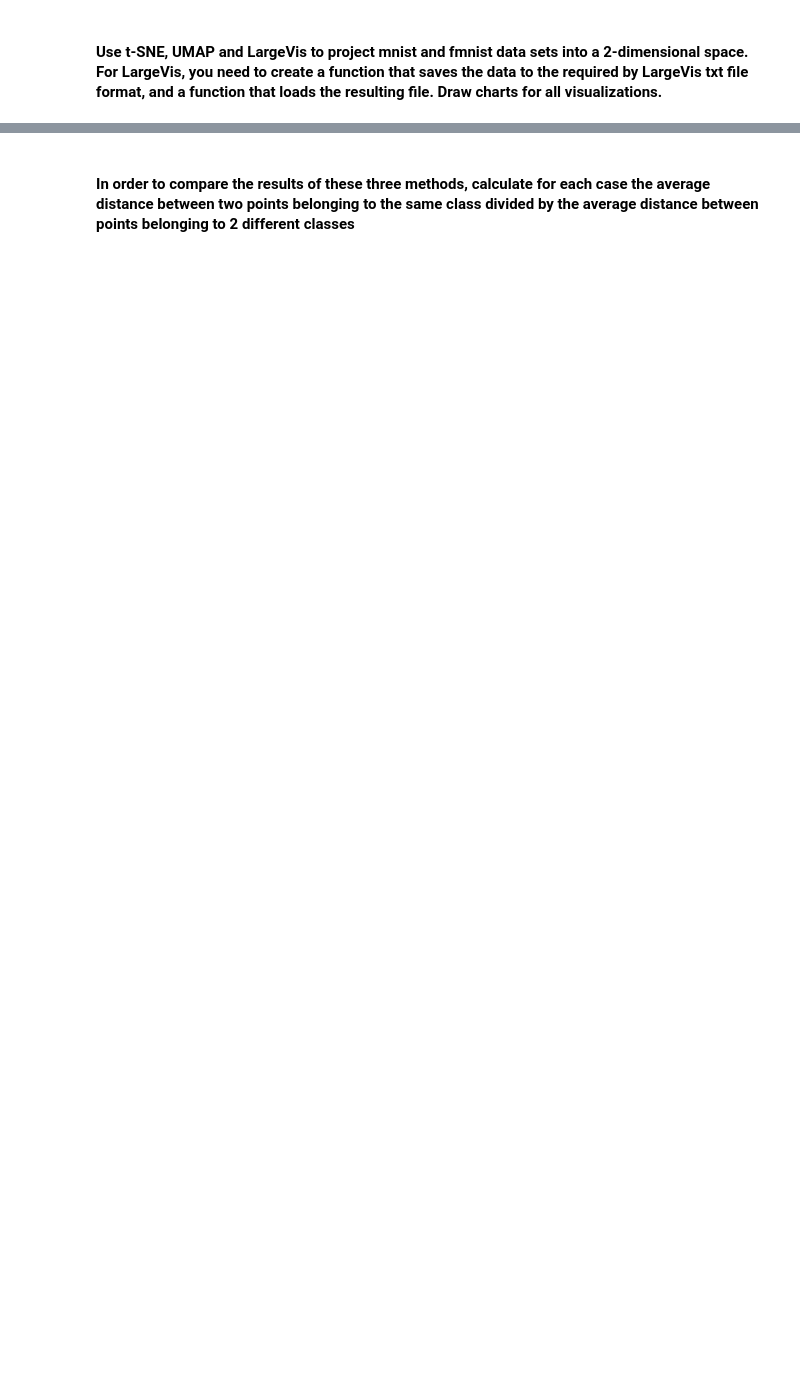
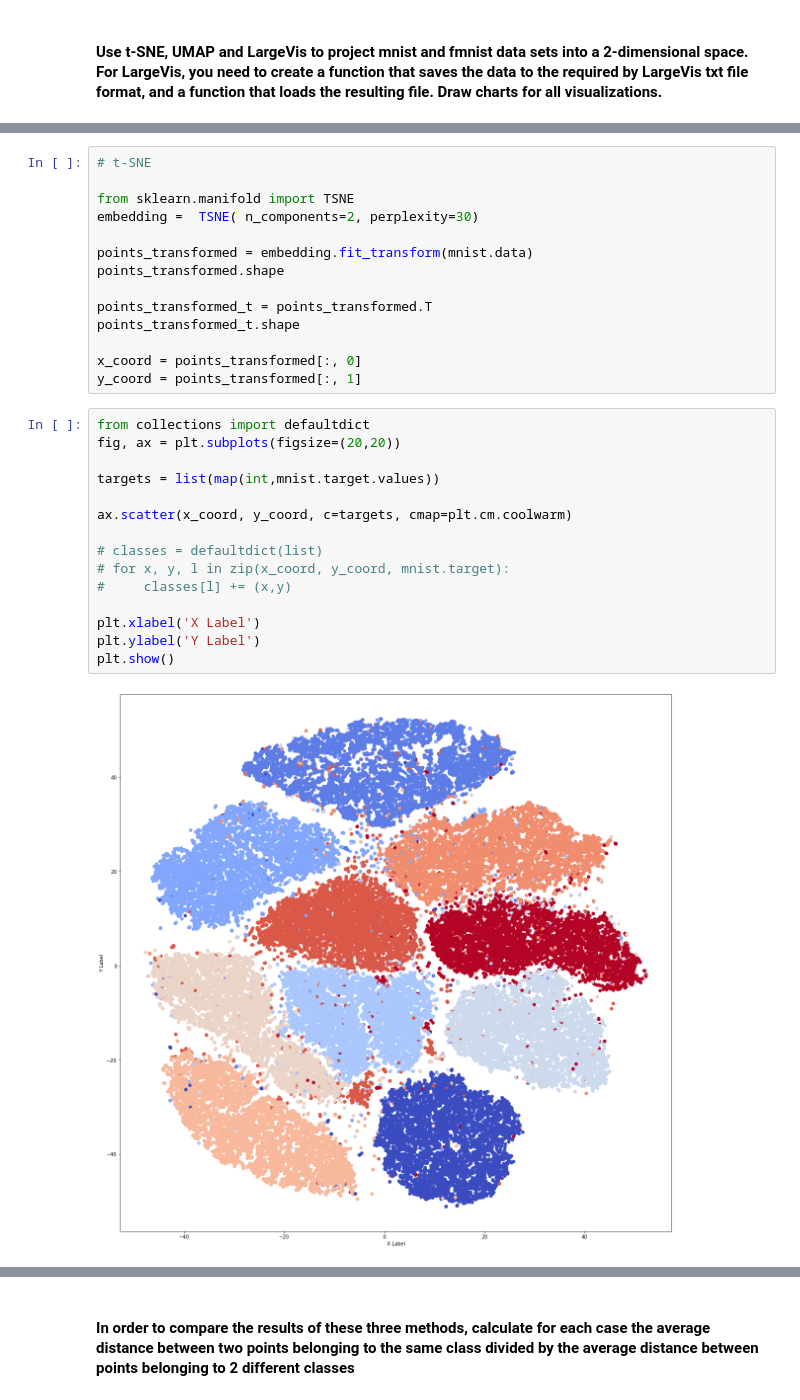
Before and after one commit to PKopel/data-embedding, a Jupyter notebook: umap_largevis.ipynb, the cells around one changed output, grey strips where cells are left out. Cells and saved outputs as stored; diff of their text form; blank space fills up the shorter version.

```diff
--- a/umap_largevis.ipynb
+++ b/umap_largevis.ipynb
@@ -76,0 +62,31 @@ reducer = umap.UMAP()
+# %%
+# t-SNE
+
+from sklearn.manifold import TSNE
+embedding =  TSNE( n_components=2, perplexity=30)
+
+points_transformed = embedding.fit_transform(mnist.data)
+points_transformed.shape
+
+points_transformed_t = points_transformed.T
+points_transformed_t.shape
+
+x_coord = points_transformed[:, 0]
+y_coord = points_transformed[:, 1]
+# %%
+from collections import defaultdict
+fig, ax = plt.subplots(figsize=(20,20))
+
+targets = list(map(int,mnist.target.values))
+
+ax.scatter(x_coord, y_coord, c=targets, cmap=plt.cm.coolwarm)
+
+# classes = defaultdict(list)
+# for x, y, l in zip(x_coord, y_coord, mnist.target):
+#     classes[l] += (x,y)
+
+plt.xlabel('X Label')
+plt.ylabel('Y Label')
+plt.show()
+# %% [output]
+[figure, added]
```
Also changed, not shown: parts of 12 cells of this notebook, 2 other files.
